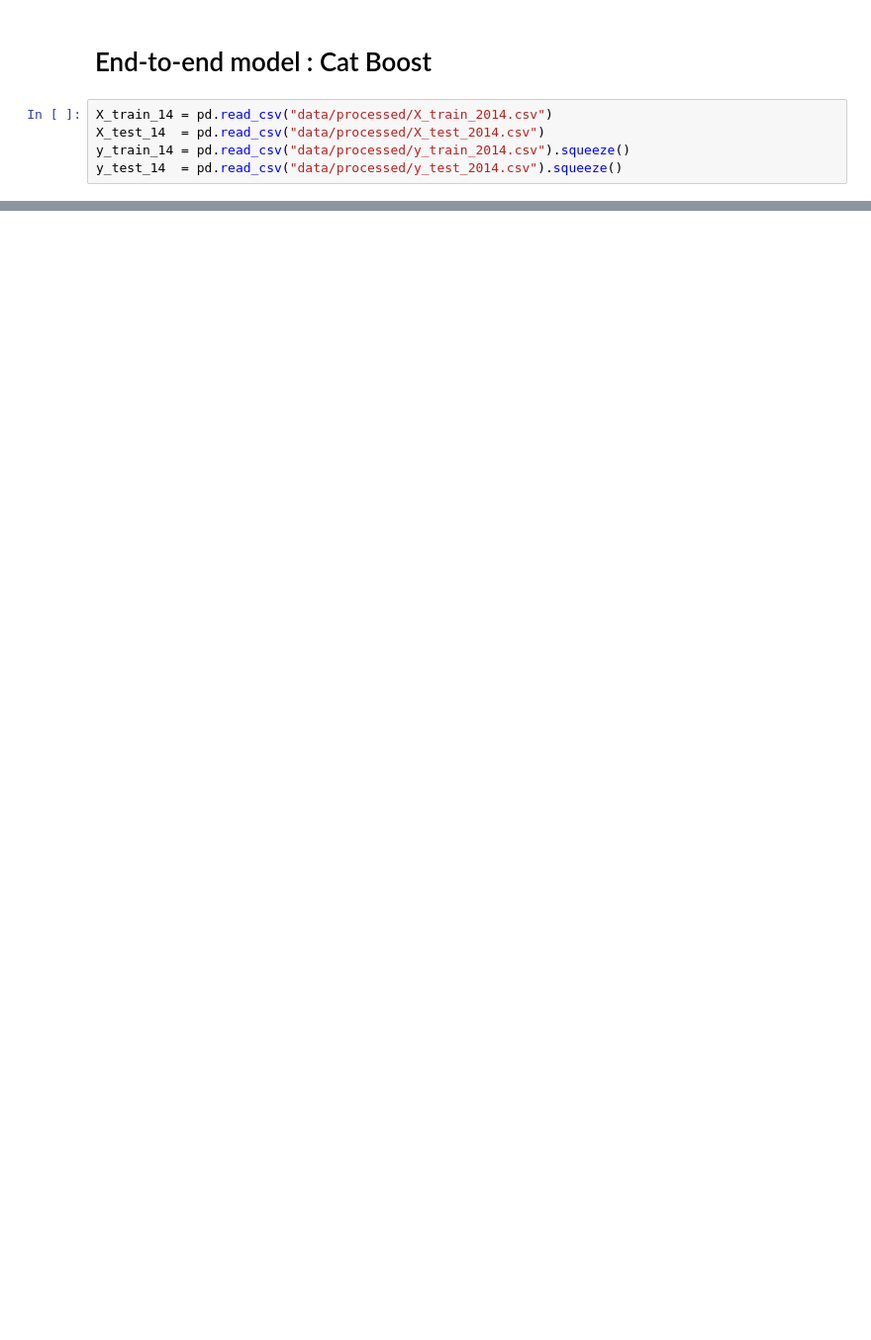
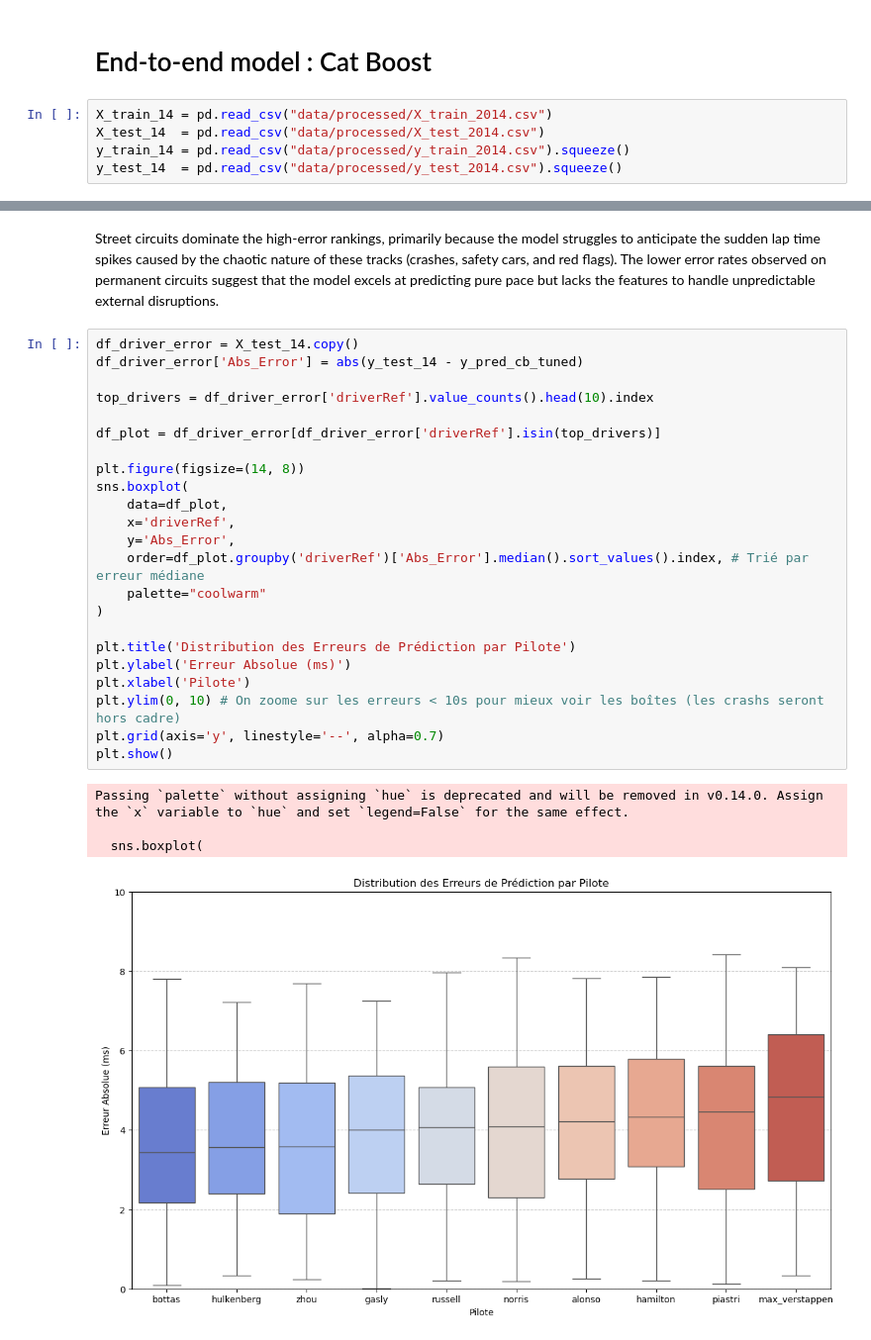
Before and after one commit to EmilieChtr/F1_notebook_project, a Jupyter notebook: pred_notebook.ipynb, the cells around one changed output, grey strips where cells are left out. Shown: that part at 99% size. Saved outputs shown, nothing was run; the diff lists cells and outputs as text; blank space fills up the shorter version.

```diff
--- a/pred_notebook.ipynb
+++ b/pred_notebook.ipynb
@@ -789,0 +943,30 @@ R²   : 0.7816
+# %% [markdown]
+Street circuits dominate the high-error rankings, primarily because the model struggles to anticipate the sudden lap time spikes caused by the chaotic nature of these tracks (crashes, safety cars, and red flags). The lower error rates observed on permanent circuits suggest that the model excels at predicting pure pace but lacks the features to handle unpredictable external disruptions.
+# %%
+df_driver_error = X_test_14.copy()
+df_driver_error['Abs_Error'] = abs(y_test_14 - y_pred_cb_tuned)
+
+top_drivers = df_driver_error['driverRef'].value_counts().head(10).index
+
+df_plot = df_driver_error[df_driver_error['driverRef'].isin(top_drivers)]
+
+plt.figure(figsize=(14, 8))
+sns.boxplot(
+    data=df_plot,
+    x='driverRef',
+    y='Abs_Error',
+    order=df_plot.groupby('driverRef')['Abs_Error'].median().sort_values().index, # Trié par erreur médiane
+    palette="coolwarm"
+)
+
+plt.title('Distribution des Erreurs de Prédiction par Pilote')
+plt.ylabel('Erreur Absolue (ms)')
+plt.xlabel('Pilote')
+plt.ylim(0, 10) # On zoome sur les erreurs < 10s pour mieux voir les boîtes (les crashs seront hors cadre)
+plt.grid(axis='y', linestyle='--', alpha=0.7)
+plt.show()
+# %% [output]
+Passing `palette` without assigning `hue` is deprecated and will be removed in v0.14.0. Assign the `x` variable to `hue` and set `legend=False` for the same effect.
+
+  sns.boxplot(
+[figure, added]
```
Also changed, not shown: parts of 27 cells of this notebook.
